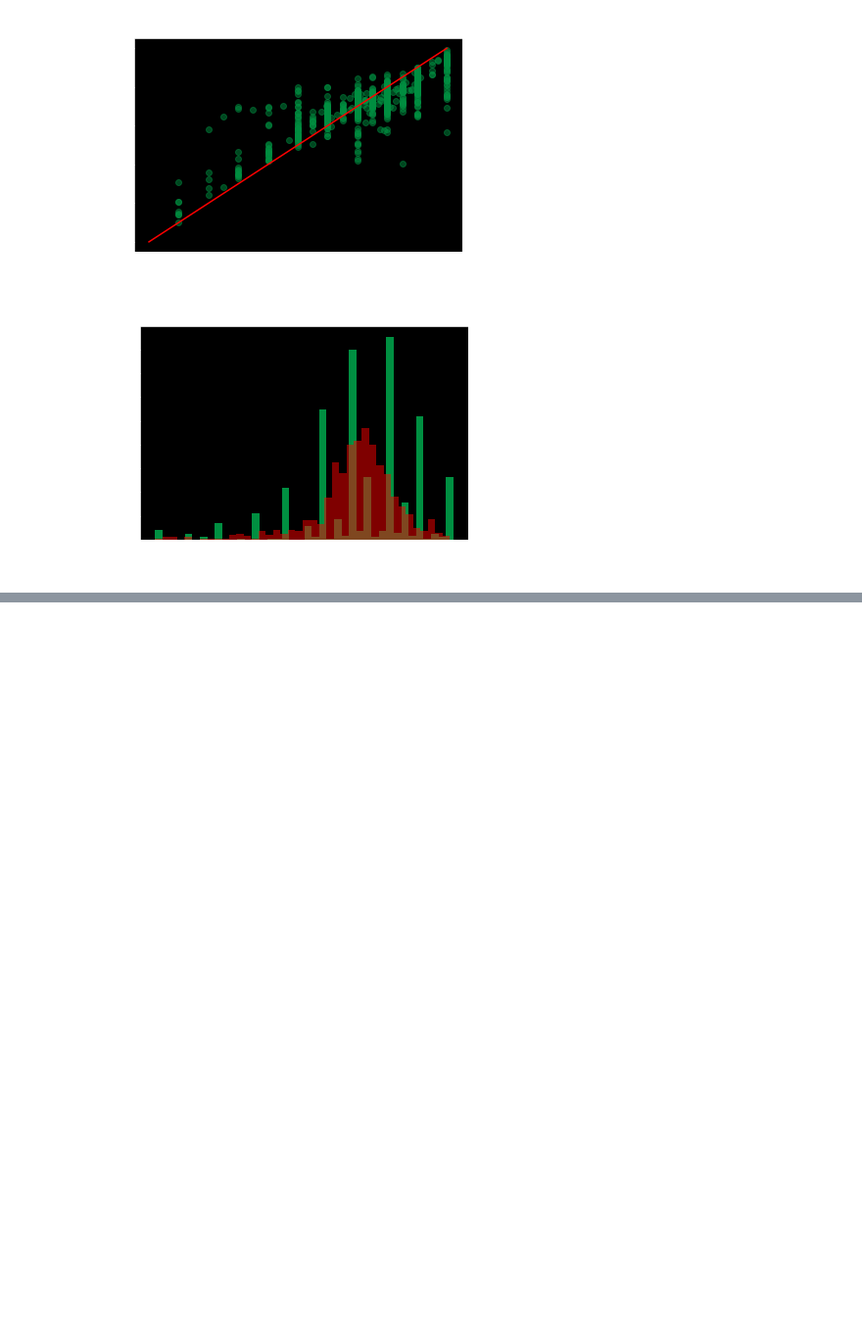
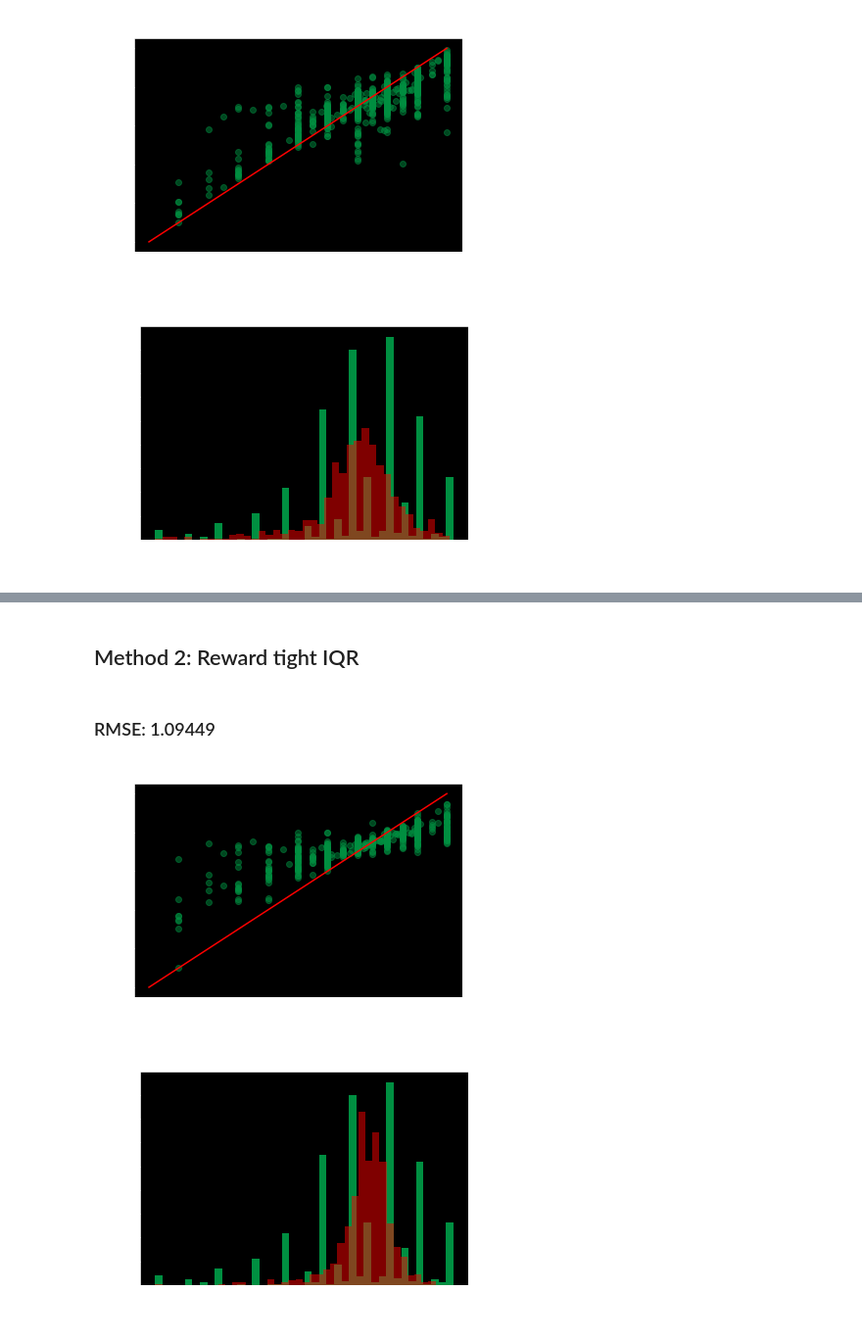
Before and after one commit to garrettseward/boardgame-sentiment, a Jupyter notebook: notebooks/model.ipynb, the cells around one changed output, grey strips where cells are left out. Shown at 98% size. Drawn from its saved outputs; the diff is of its cells as text; code cells hidden in the pictures; blank space fills up the shorter version.

```diff
--- a/notebooks/model_crude.ipynb
+++ b/notebooks/model.ipynb
@@ -143,0 +151,13 @@ plot_results(test, predictions)
+# %% [markdown]
+## Method 2: Reward tight IQR
+# %%
+dispersion = np.exp(abs(sw.iqr - sw.iqr.max()))
+beta = pd.Series(dispersion.values, index=sw.word).sort_index()
+Qone_scaled = Qone.multiply(beta, axis=1)
+N_total = train.multiply(beta, axis=1).sum(axis=1)
+predictions = Qone_scaled.sum(axis=1) / N_total
+util.plot_results(test, predictions)
+# %% [output]
+### RMSE: 1.09449
+[figure, added]
+[figure, added]
```
Also changed, not shown: parts of 17 cells of this notebook, 5 other files.
